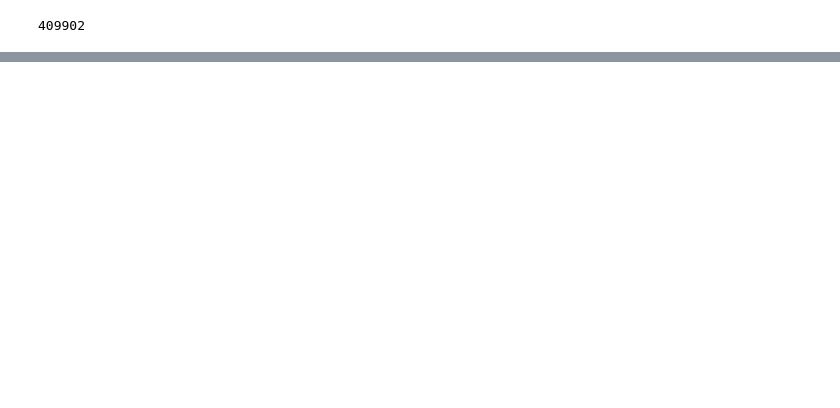
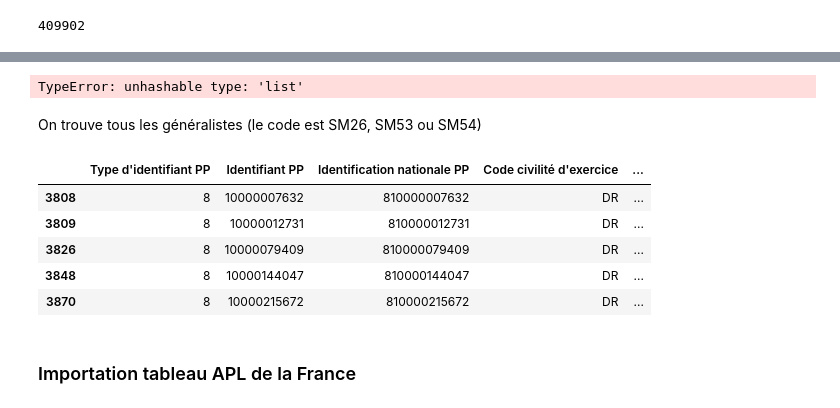
Before and after one commit to virgilus/sante, a Jupyter notebook: notebooks/1.0-virgilus-exploration_of_data.ipynb, the cells around one changed output, grey strips where cells are left out. Cells and saved outputs as stored; diff of their text form; code cells hidden in the pictures; blank space fills up the shorter version.

```diff
--- a/notebooks/1.0-virgilus-exploration_of_data.ipynb
+++ b/notebooks/1.0-virgilus-exploration_of_data.ipynb
@@ -14,6 +21,7 @@ person_activity_df = pd.read_csv('../data/external/PS_LibreAcces_201902201107/PS
 # %%
 # Change the settings so pandas can display up to 55 columns
 pd.set_option('display.max_columns', 55)
+pd.set_option('display.max_rows', 64)
 # %%
 person_activity_df.head()
 # %% [output]
@@ -125,0 +109,8 @@ doctors_df810101410198
+# %%
+# Create a database with all the "médecins généralistes" inside
+doctors_df = person_activity_df.loc[person_activity_df["Code profession"] == '10']
+# %%
+# Create a database with all the "médecins généralistes" inside
+doctors_df.loc(['Libellé savoir-faire' == 'Spécialiste en Médecine Générale'])
+# %% [output]
+TypeError: unhashable type: 'list'
@@ -125,0 +120,2 @@ doctors_df810101410198
+# %% [markdown]
+On trouve tous les généralistes (le code est SM26, SM53 ou SM54)
@@ -125,0 +126,11 @@ doctors_df810101410198
+# %%
+doctors_df.head(5)
+# %% [output]
+|  | Type d'identifiant PP | Identifiant PP | Identification nationale PP | Code civilité d'exercice | ... |
+| 3808 | 8 | 10000007632 | 810000007632 | DR | ... |
+| 3809 | 8 | 10000012731 | 810000012731 | DR | ... |
+| 3826 | 8 | 10000079409 | 810000079409 | DR | ... |
+| 3848 | 8 | 10000144047 | 810000144047 | DR | ... |
+| 3870 | 8 | 10000215672 | 810000215672 | DR | ... |
+# %% [markdown]
+### Importation tableau APL de la France
```
Also changed, not shown: parts of 31 cells of this notebook, 2 other files.
